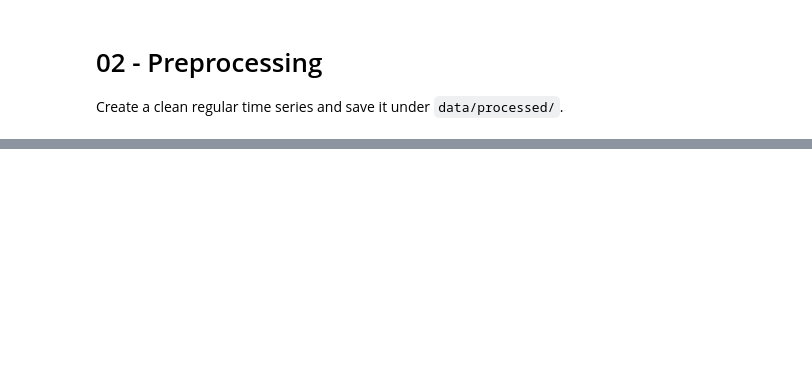
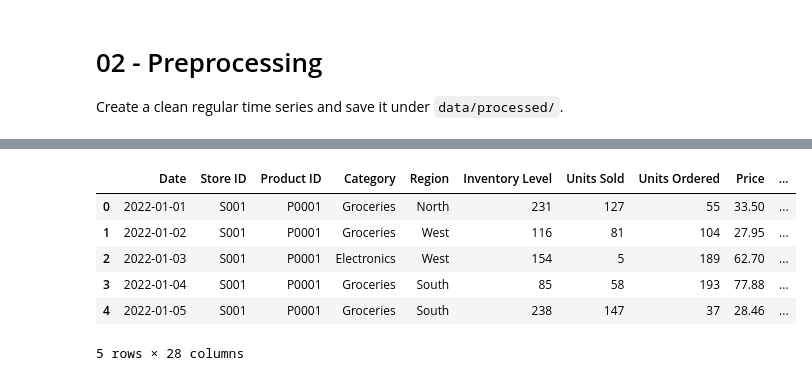
Before and after one commit to ece-gunay/SmartSupply-AI, a Jupyter notebook: notebooks/02_preprocessing.ipynb, the cells around one changed output, grey strips where cells are left out. Drawn from its saved outputs; the diff is of its cells as text; code cells hidden in the pictures; blank space fills up the shorter version.

```diff
--- a/notebooks/02_preprocessing.ipynb
+++ b/notebooks/02_preprocessing.ipynb
@@ -16,0 +71,44 @@ TypeError: unsupported operand type(s) for |: 'type' and 'type'
+# %%
+#Seanolity sentetik bir şekilde rastgele üretilmişti.
+# Bu nedenle, gerçek aya göre türetmek daha mantıklı olabilir.
+
+df["Seasonality_NEW"] = df["Date"].dt.month.map({
+                                                12: "Winter", 1: "Winter", 2: "Winter",
+                                                3: "Spring", 4: "Spring", 5: "Spring",
+                                                6: "Summer", 7: "Summer", 8: "Summer",
+                                                9: "Fall", 10: "Fall", 11: "Fall"})
+# %%
+# Price'a Discount uygulanarak Net_Price hesaplanması
+df["NET_PRICE"] = df["Price"] * (1 - df["Discount"]/100)
+# %%
+# Lag feature'ları türet
+# Store ve Product ID kırılımına göre üret böylece o mağazada o ürünün geçmiş s
+# atışları ile tahmin yapılabilir.
+
+def lag_features(dataframe, lags):
+    for lag in lags:
+        dataframe['units_sold_lag_' + str(lag)] = dataframe.groupby(["Store ID", "Product ID"])['Units Sold'].transform(
+            lambda x: x.shift(lag))
+    return dataframe
+
+df = lag_features(df, [1, 2, 3, 7, 14, 30, 365])
+# %%
+# rolling mean feature'ları türet
+def roll_mean_features(dataframe, windows):
+    for window in windows:
+        dataframe['sales_roll_mean_' + str(window)] = (
+            dataframe.groupby(["Store ID", "Product ID"])['Units Sold']
+            .transform(lambda x: x.shift(1).rolling(window=window).mean())
+        )
+    return dataframe
+df = roll_mean_features(df, [7, 30])
+# %%
+df.head()
+# %% [output]
+|  | Date | Store ID | Product ID | Category | Region | Inventory Level | Units Sold | Units Ordered | Price | ... |
+| 0 | 2022-01-01 | S001 | P0001 | Groceries | North | 231 | 127 | 55 | 33.50 | ... |
+| 1 | 2022-01-02 | S001 | P0001 | Groceries | West | 116 | 81 | 104 | 27.95 | ... |
+| 2 | 2022-01-03 | S001 | P0001 | Electronics | West | 154 | 5 | 189 | 62.70 | ... |
+| 3 | 2022-01-04 | S001 | P0001 | Groceries | South | 85 | 58 | 193 | 77.88 | ... |
+| 4 | 2022-01-05 | S001 | P0001 | Groceries | South | 238 | 147 | 37 | 28.46 | ... |
+5 rows × 28 columns
```
Also changed, not shown: parts of 25 cells of this notebook, 1 other file.
